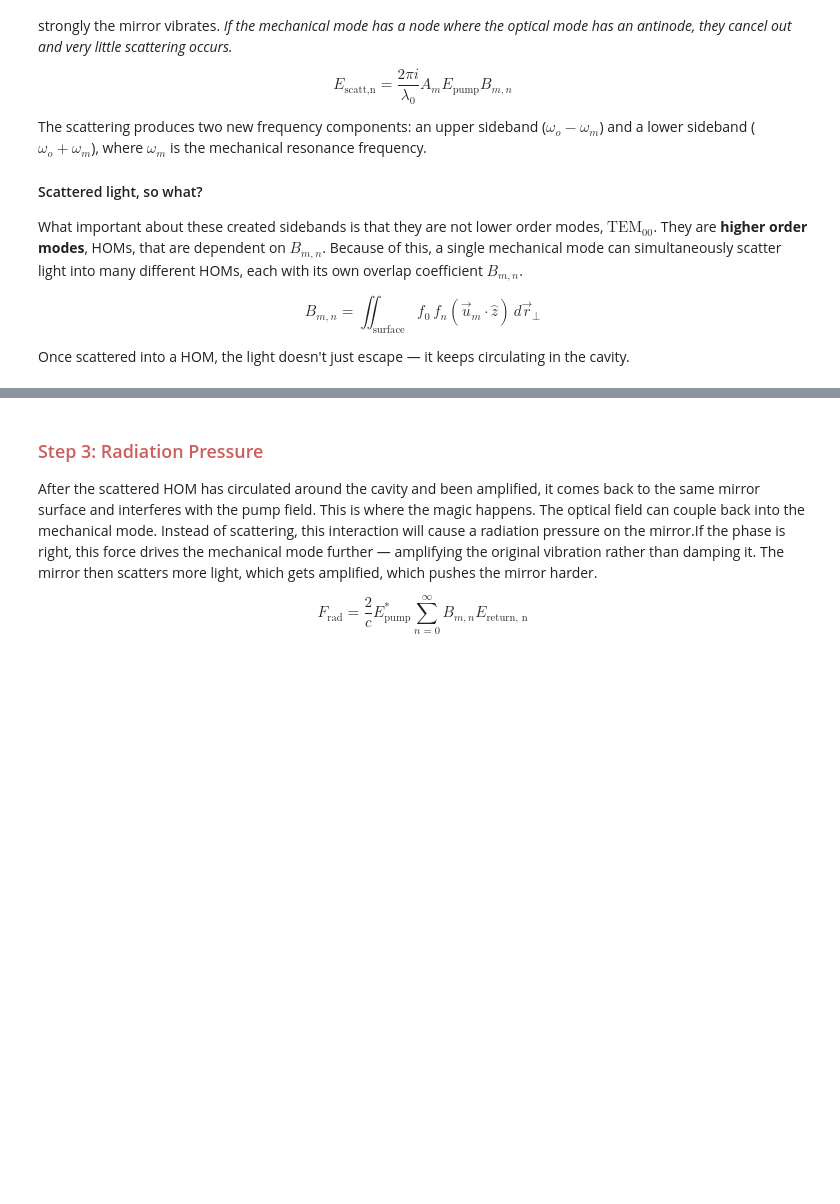
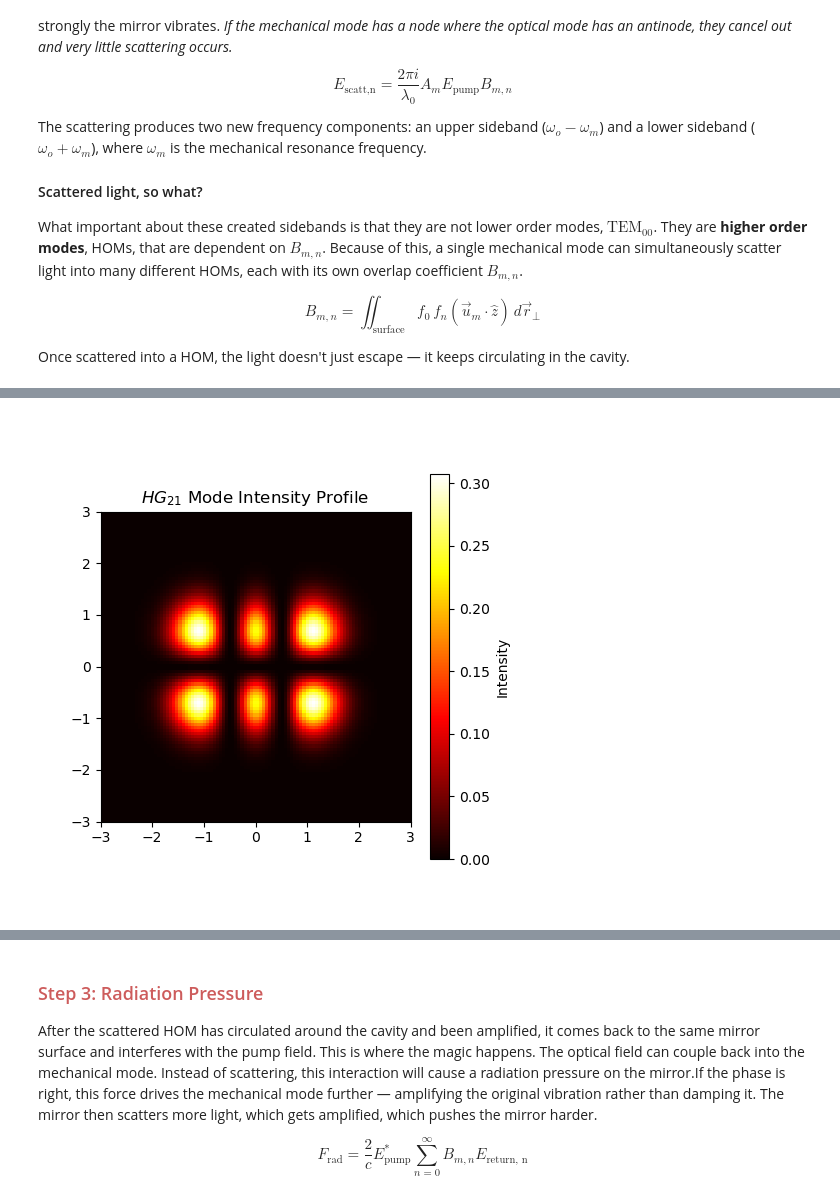
Before and after one commit to cacapuano/carolines_lasers_course_repo, a Jupyter notebook: parametric_instabilities.ipynb, the cells around one changed output, grey strips where cells are left out. Saved outputs shown, nothing was run; the diff lists cells and outputs as text; code cells hidden in the pictures; blank space fills up the shorter version.

```diff
--- a/parametric_instabilities.ipynb
+++ b/parametric_instabilities.ipynb
@@ -604,3 +99,34 @@ VBox(children=(HTML(value='<b>Mechanical mode order:</b>  p = nodal lines in x,
+# %%
+import numpy as np
+import matplotlib.pyplot as plt
+from scipy.special import hermite
+from math import factorial
+
+w = 1.0
+N = 100
+
+m = 2
+n = 1
+
+x = np.linspace(-3, 3, N)
+y = np.linspace(-3, 3, N)
+X, Y = np.meshgrid(x, y)
+
+def hermite_gaussian(m, n, x, y, w):
+    norm = np.sqrt(2 / (np.pi * 2**m * factorial(m) * 2**n * factorial(n))) / w
+    Hm = hermite(m)(np.sqrt(2)*x/w)
+    Hn = hermite(n)(np.sqrt(2)*y/w)
+    return norm * Hm * Hn * np.exp(-(x**2 + y**2)/w**2)
+
+intensity = np.abs(hermite_gaussian(m, n, X, Y, w))**2
+
+plt.subplots(figsize=(5, 5))
+plt.imshow(intensity, cmap='hot', extent=[-3, 3, -3, 3])
+plt.colorbar(label='Intensity')
+plt.title(f'$HG_{{{m}{n}}}$ Mode Intensity Profile')
+plt.show()
+# %% [output]
+[figure, added]
 # %% [markdown]
 ### <span style="color:lightcoral">Step 2: HOM Amplification
 The circulation of the sidebands in the cavity will cause them to pick up a phase each round trip ($\phi_{\text{total}} = \phi_{\text{prop}} + \phi_{\text{gouy}}$, where $\phi_{\text{prop}} = \dfrac{4 \pi f L}{c}$ and $\phi_{\text{gouy}} = n \phi_G$). Let's look at the cavity:
```
Also changed, not shown: parts of 4 cells of this notebook.
